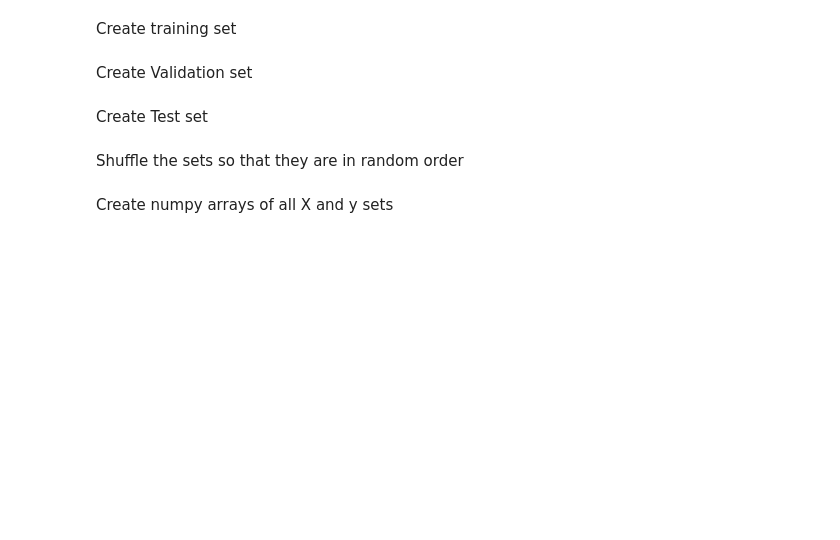
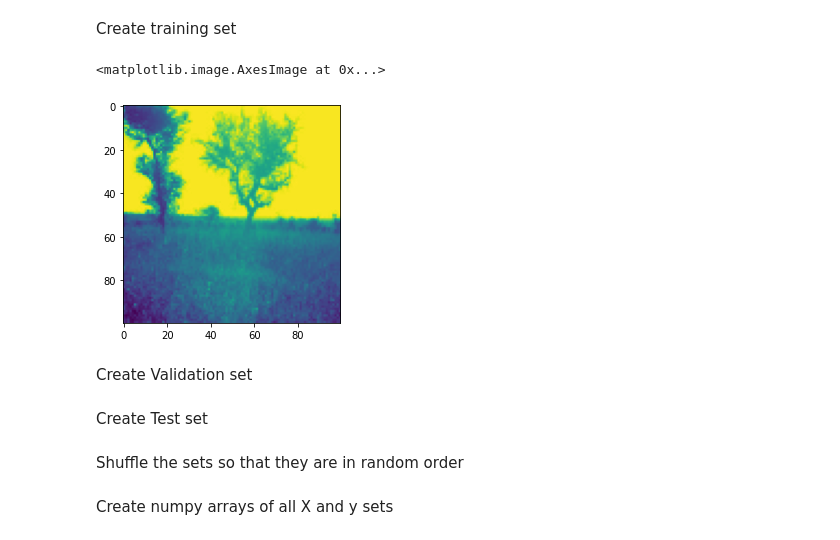
Before and after one commit to Saurabh-Roy/Project2, a Jupyter notebook: AnimalClassification.ipynb, the cells around one changed output. Cells and saved outputs as stored; diff of their text form; code cells hidden in the pictures; blank space fills up the shorter version.

```diff
--- a/AnimalClassification.ipynb
+++ b/AnimalClassification.ipynb
@@ -124,4 +134,9 @@ for category_label in category_train_dir_labels:
         train_data.append([img_arr,label])
+# %%
+plt.imshow(train_data[0][0])
+# %% [output]
+<matplotlib.image.AxesImage at 0x...>
+[figure, added]
 # %% [markdown]
 Create Validation set
 # %%
```
Also changed, not shown: parts of 13 cells of this notebook.
